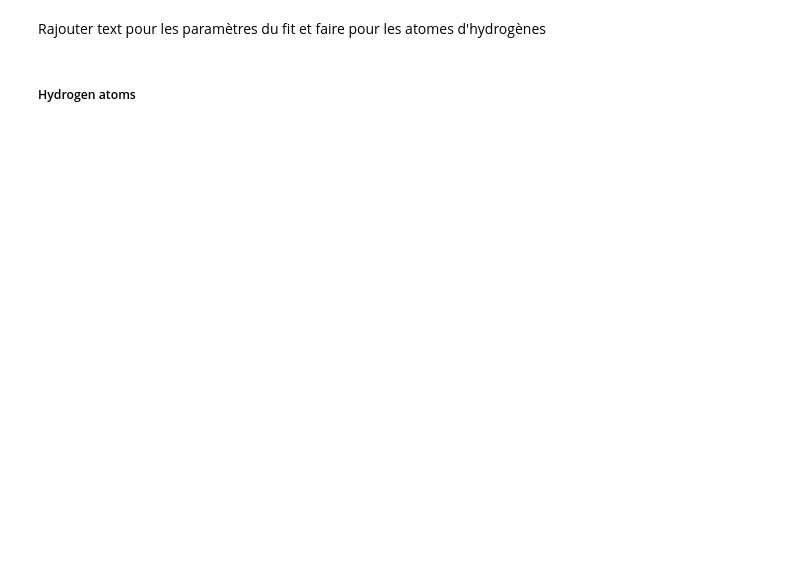
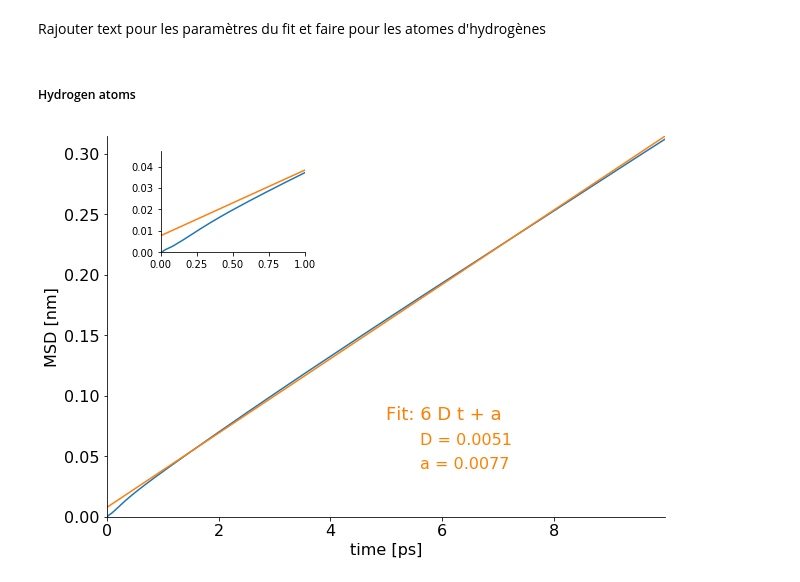
Before and after one commit to gchevrot/WebNmoldyn, a Jupyter notebook: msd.ipynb, the cells around one changed output. Cells and saved outputs as stored; diff of their text form; code cells hidden in the pictures; blank space fills up the shorter version.

```diff
--- a/msd.ipynb
+++ b/msd.ipynb
@@ -171,0 +161,8 @@ dt = (time[-1] - time[0]) / (len(time)-1)
+# %%
+fit = np.polyfit(time[:1000], msd_H_av[:1000], deg=1)
+# %%
+#plot msd for oxygen atoms and fit
+plot_msd(np.vstack((time, msd_H_av)), np.vstack((time, fit[0]*time+fit[1])),
+         percentage=0.1, fit=(fit[0], fit[1]))
+# %% [output]
+[figure, added]
```
Also changed, not shown: parts of 9 cells of this notebook, 1 other file.
